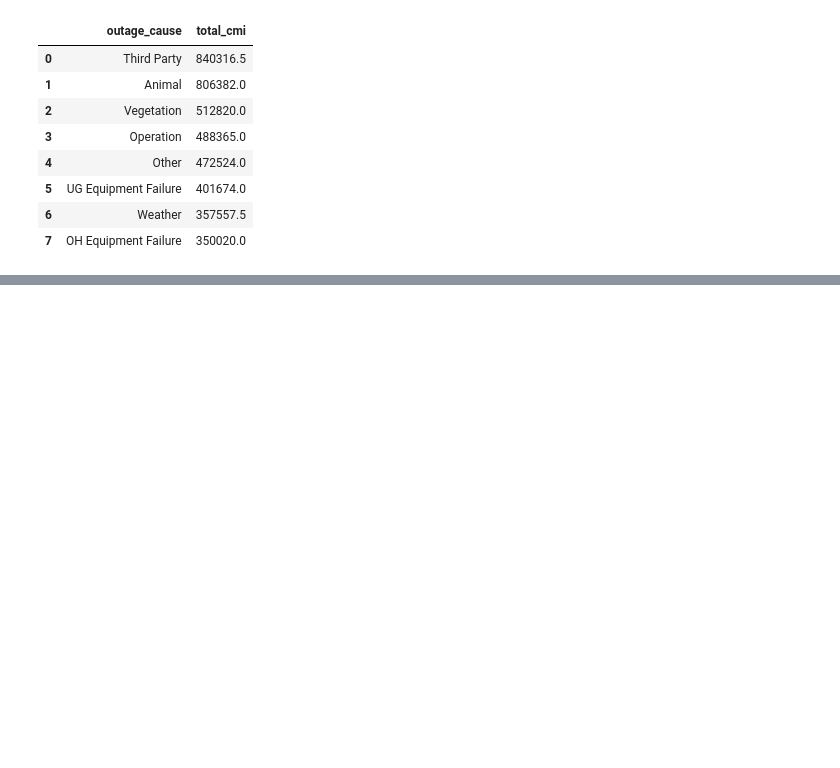
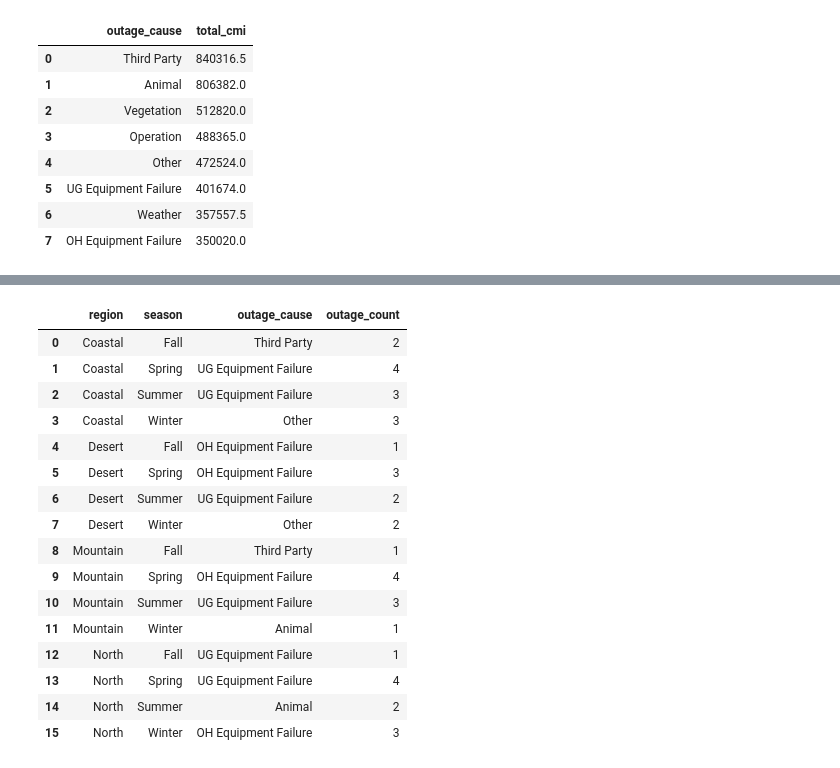
Before and after one commit to GerardoG2/ITC-2025, a Jupyter notebook: circuit-outage-analysis.ipynb, the cells around one changed output, grey strips where cells are left out. Cells and saved outputs as stored; diff of their text form; code cells hidden in the pictures; blank space fills up the shorter version.

Commit message:
fixed and reformatted feature engineering cells

```diff
--- a/circuit-outage-analysis.ipynb
+++ b/circuit-outage-analysis.ipynb
@@ -91,22 +108,3 @@ circuit.head(20)
 # renaming outage cause
 outage_cause = outage_cause.rename(columns={'Outage Cause Code':'outage_cause_code',
                                             'Outage Cause':'outage_cause'}) # column labels for outage cause
-# %%
-# feature engineering cell
-
-# creating cmi feature per outage instance
-df['cmi'] = df['customers_affected'] * df['outage_duration']
-
-# function to return season
-def get_season(date):
-    month = date.month
-    if month in [12,1,2]:
-        return 'Winter'
-    elif month in [3,4,5]:
-        return 'Spring'
-    elif month in [6,7,8]:
-        return 'Summer'
-    elif month in [9,10,11]:
-        return 'Fall'
-df['season'] = df['outage_date'].apply(get_season)
-df.head()
@@ -526,0 +522,35 @@ outage_cause_total_cmi
+# %%
+# Outage Cause Per Season by region
+outage_cause_per_season_by_region = (
+    df
+    .groupby(['region', 'season', 'outage_cause'])
+    .size()
+    .reset_index(name='outage_count')
+)
+
+top_outage_cause_per_season = (
+    outage_cause_per_season_by_region
+    .sort_values(['region', 'season', 'outage_count'], ascending=[True, True, False])
+    .groupby(['region', 'season'], as_index=False)
+    .first()
+)
+
+top_outage_cause_per_season
+# %% [output]
+|  | region | season | outage_cause | outage_count |
+| 0 | Coastal | Fall | Third Party | 2 |
+| 1 | Coastal | Spring | UG Equipment Failure | 4 |
+| 2 | Coastal | Summer | UG Equipment Failure | 3 |
+| 3 | Coastal | Winter | Other | 3 |
+| 4 | Desert | Fall | OH Equipment Failure | 1 |
+| 5 | Desert | Spring | OH Equipment Failure | 3 |
+| 6 | Desert | Summer | UG Equipment Failure | 2 |
+| 7 | Desert | Winter | Other | 2 |
+| 8 | Mountain | Fall | Third Party | 1 |
+| 9 | Mountain | Spring | OH Equipment Failure | 4 |
+| 10 | Mountain | Summer | UG Equipment Failure | 3 |
+| 11 | Mountain | Winter | Animal | 1 |
+| 12 | North | Fall | UG Equipment Failure | 1 |
+| 13 | North | Spring | UG Equipment Failure | 4 |
+| 14 | North | Summer | Animal | 2 |
+| 15 | North | Winter | OH Equipment Failure | 3 |
```
Also changed, not shown: parts of 5 cells of this notebook.
